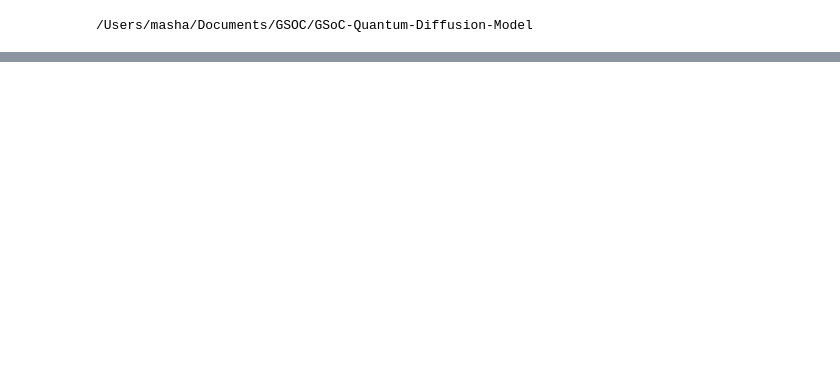
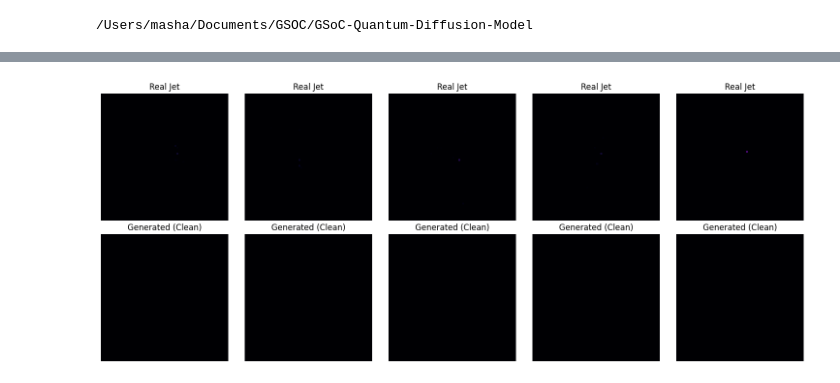
Before and after one commit to mashathepotato/GSoC-Quantum-Diffusion-Model, a Jupyter notebook: notebooks/quantum/first_principles_hybrid.ipynb, the cells around one changed output, grey strips where cells are left out. Drawn from its saved outputs; the diff is of its cells as text; code cells hidden in the pictures; blank space fills up the shorter version.

```diff
--- a/notebooks/quantum/first_principles_hybrid.ipynb
+++ b/notebooks/quantum/first_principles_hybrid.ipynb
@@ -442,0 +265,19 @@ Epoch 60: Loss 0.04991
+# %%
+decoder = PixelDecoder().to(device)
+opt_dec = optim.Adam(decoder.parameters(), lr=1e-3)
+crit_dec = nn.MSELoss()
+
+dset_dec = TensorDataset(quantum_data_sensitive.to(device), torch.tensor(data_X).unsqueeze(1).to(device))
+loader_dec = DataLoader(dset_dec, batch_size=64, shuffle=True)
+
+print("Retraining Decoder...")
+for epoch in range(20):
+    total_loss = 0
+    for q, real in loader_dec:
+        pred = decoder(q)
+        loss = crit_dec(pred, real)
+        opt_dec.zero_grad()
+        loss.backward()
+        opt_dec.step()
+        total_loss += loss.item()
+decoder.eval()
@@ -442,0 +295,72 @@ Epoch 60: Loss 0.04991
+# %%
+@torch.no_grad()
+def evaluate_model(model, decoder, n_samples=10, threshold=-0.85):
+    model.eval()
+    decoder.eval()
+
+    print(f"Generating {n_samples} samples...")
+
+    # Start from Gaussian Noise
+    x = torch.randn(n_samples, 1, 64, 64, device=device)
+
+    # Solve ODE (Flow from Noise -> Data)
+    steps = 50
+    dt = 1.0 / steps
+    for i in range(steps):
+        t_val = i / steps
+        t_vec = torch.full((n_samples,), t_val, device=device)
+        v = model(x, t_vec)
+        x = x + v * dt
+
+    # Maps Expectation Values (~0 to -1) -> Pixels (-1 to 1)
+    images_raw = decoder(x)
+
+    # Background is -1.0. Model might predict -0.95 (noise).
+    # We force anything below threshold to be exactly -1.0
+    images_clean = torch.where(images_raw < threshold, torch.tensor(-1.0, device=device), images_raw)
+
+    return images_clean.cpu().numpy()
+
+fake_imgs = evaluate_model(model, decoder, n_samples=10, threshold=-0.85)
+real_imgs = data_X[:10]
+print(fake_imgs)
+print(real_imgs)
+
+fig, axs = plt.subplots(2, 5, figsize=(15, 6))
+vmin, vmax = -1.0, 1.0
+
+for i in range(5):
+    axs[0, i].imshow(real_imgs[i].squeeze(), cmap='inferno', vmin=vmin, vmax=vmax)
+    axs[0, i].set_title("Real Jet")
+    axs[0, i].axis('off')
+
+    axs[1, i].imshow(fake_imgs[i].squeeze(), cmap='inferno', vmin=vmin, vmax=vmax)
+    axs[1, i].set_title("Generated (Clean)")
+    axs[1, i].axis('off')
+
+plt.tight_layout()
+plt.show()
+
+def radial_profile(imgs):
+    N, H, W = imgs.shape
+    Y, X = np.ogrid[:H, :W]
+    center = (H//2, W//2)
+    dist = np.sqrt((X - center[1])**2 + (Y - center[0])**2).astype(int)
+
+    tbin = np.bincount(dist.ravel(), imgs.reshape(N, -1).mean(0))
+    nr = np.bincount(dist.ravel())
+    return tbin / np.maximum(nr, 1)
+
+rad_real = radial_profile(real_imgs.squeeze())
+rad_fake = radial_profile(fake_imgs.squeeze())
+
+plt.figure(figsize=(8, 4))
+plt.plot(rad_real, label='Real', color='black', linewidth=2)
+plt.plot(rad_fake, label='Generated', color='red', linestyle='--', linewidth=2)
+plt.xlabel("Distance from Center")
+plt.ylabel("Avg Intensity")
+plt.title("Physics Check: Radial Energy Profile")
+plt.legend()
+plt.grid(True, alpha=0.3)
+plt.show()
+# %% [output]
@@ -442,0 +384 @@ Epoch 60: Loss 0.04991
+[figure, added]
```
Also changed, not shown: parts of 11 cells of this notebook.
